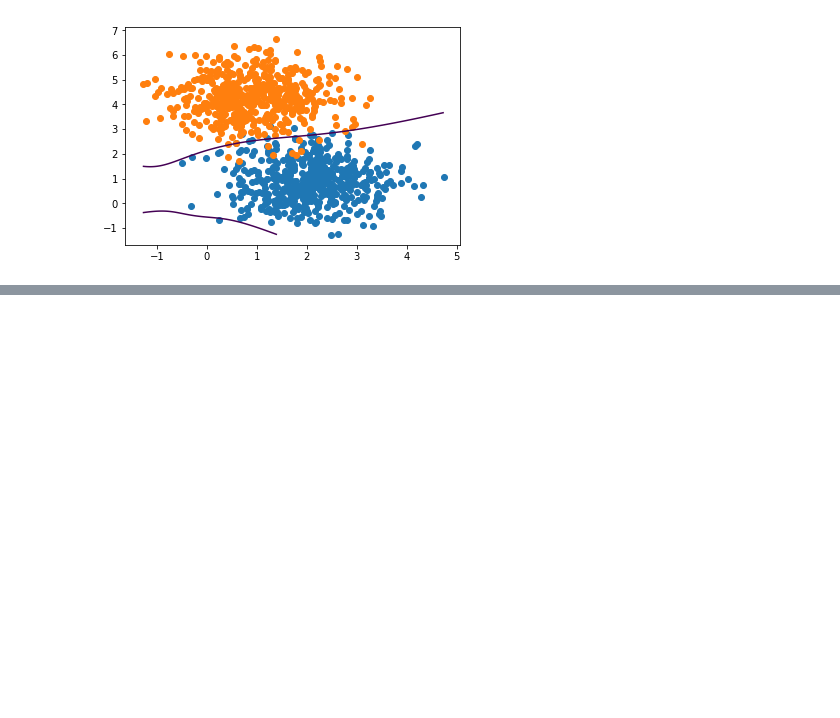
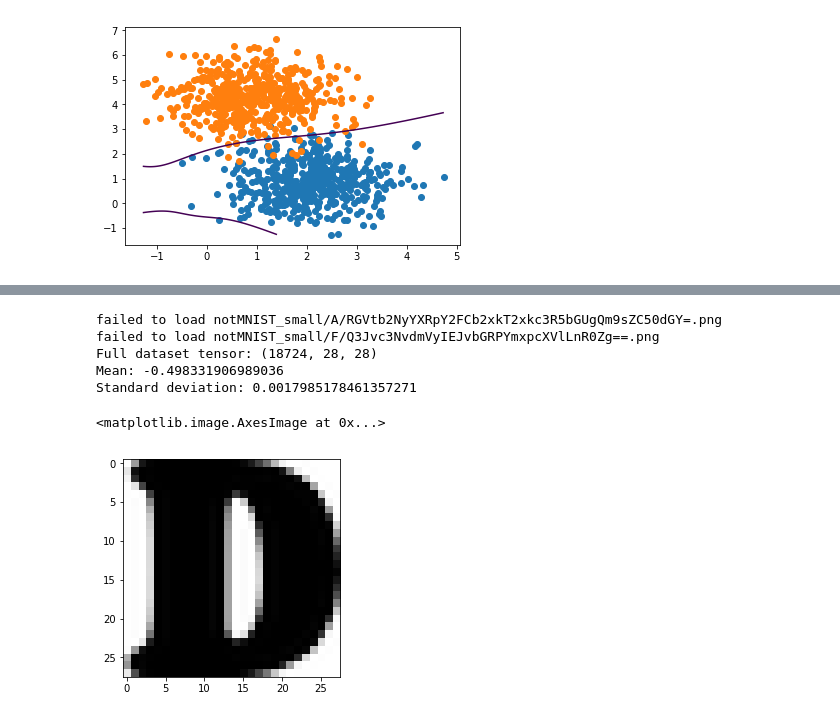
Before and after one commit to oquechy/ML-Basics, a Jupyter notebook: Homework #2.ipynb, the cells around one changed output, grey strips where cells are left out. Drawn from its saved outputs; the diff is of its cells as text; code cells hidden in the pictures; blank space fills up the shorter version.

```diff
--- a/Homework #2.ipynb
+++ b/Homework #2.ipynb
@@ -223,0 +266,44 @@ for num in X[:3]:
+# %%
+import os
+import tarfile
+from os import path
+from scipy import ndimage
+
+def extract(filename, suffix):
+    root = path.splitext(path.splitext(filename)[0])[0]
+    if not path.isdir(root + suffix):
+        tar = tarfile.open(filename)
+        tar.extractall()
+        tar.close()
+
+
+def load(folder, h=28, w=28):
+    labels = [chr(ord('A') + i) for i in range(10)]
+    X, Y = [], []
+    for label in labels:
+        for image in os.listdir(path.join(folder, label)):
+            image_file = path.join(folder, label, image)
+            try:
+                image_data = (plt.imread(image_file).astype(float) - 255.0 / 2) / 255.0
+                X.append(image_data)
+                Y.append(ord(label) - ord('A'))
+            except IOError:
+                print(f'failed to load {image_file}')
+
+    X, Y = np.array(X), np.array(Y)
+    return X, Y
+
+
+extract('notMNIST.tar.gz', '_small')
+X, Y = load('notMNIST_small')
+
+
+plt.imshow(X[7331], cmap='Greys')
+# %% [output]
+failed to load notMNIST_small/A/RGVtb2NyYXRpY2FCb2xkT2xkc3R5bGUgQm9sZC50dGY=.png
+failed to load notMNIST_small/F/Q3Jvc3NvdmVyIEJvbGRPYmxpcXVlLnR0Zg==.png
+Full dataset tensor: (18724, 28, 28)
+Mean: -0.498331906989036
+Standard deviation: 0.0017985178461357271
+<matplotlib.image.AxesImage at 0x...>
+[figure, added]
```
Also changed, not shown: parts of 8 cells of this notebook.
